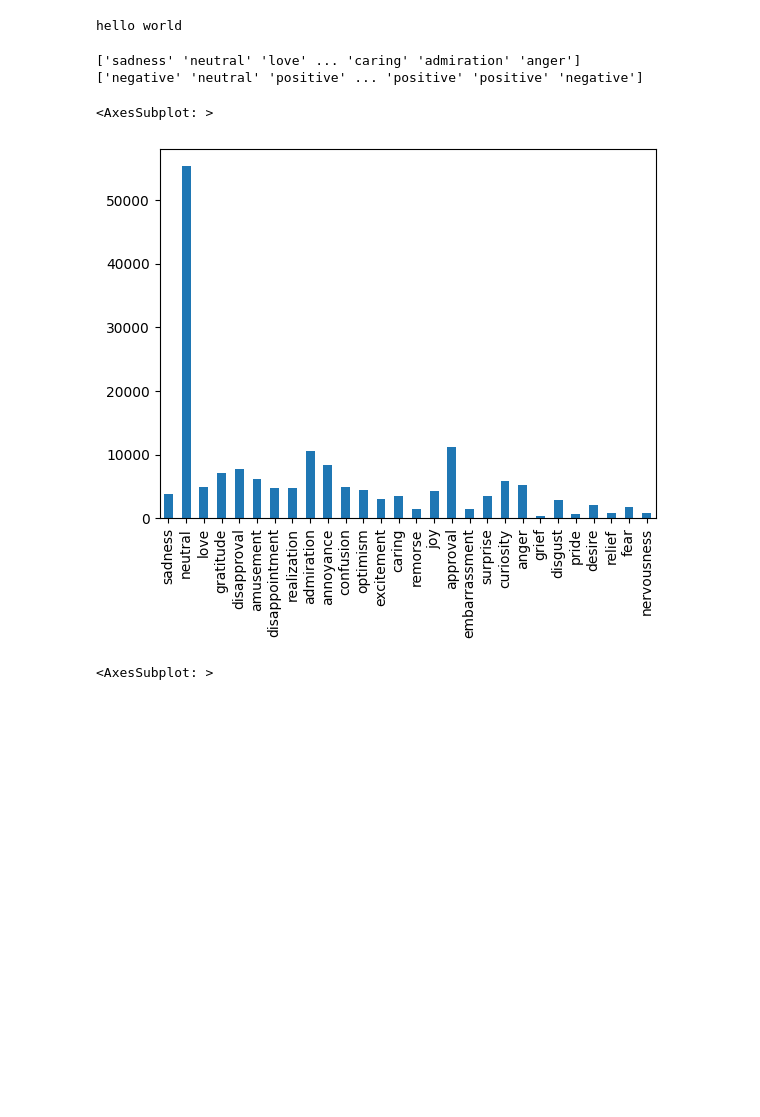
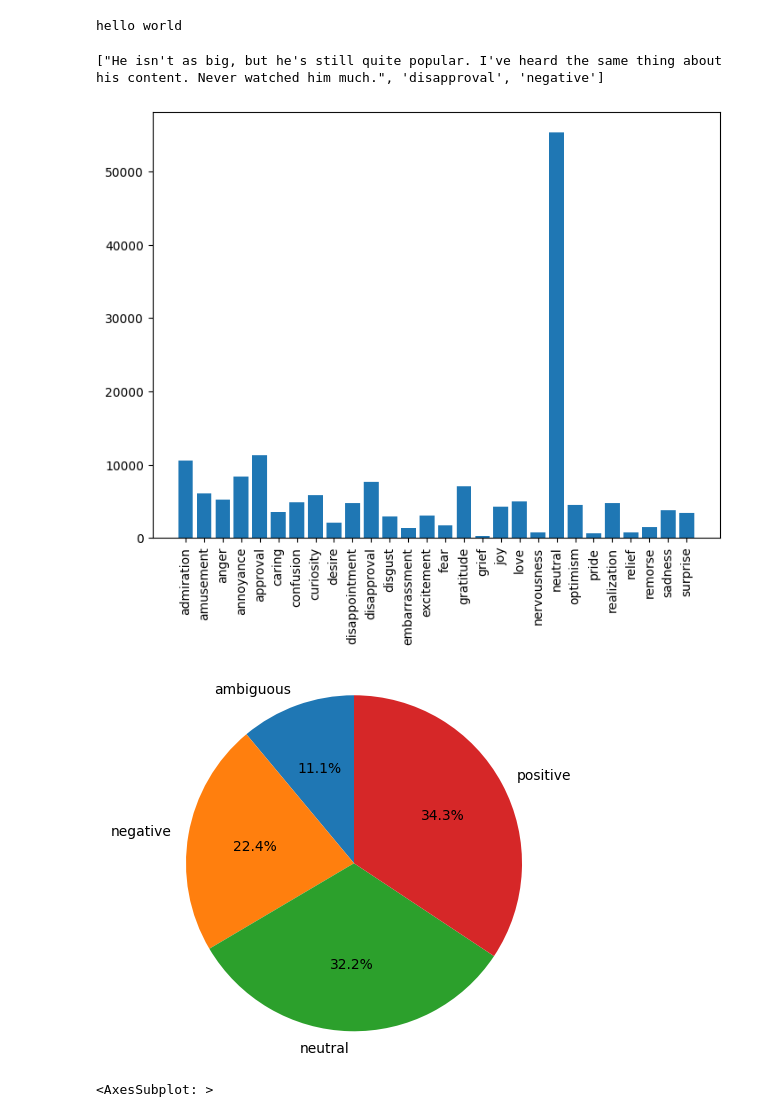
Before and after one commit to paulwestenberg/COMP472_MiniProj1, a Jupyter notebook: MP1.ipynb, the cells around one changed output. Saved outputs shown, nothing was run; the diff lists cells and outputs as text; code cells hidden in the pictures; blank space fills up the shorter version.

```diff
--- a/MP1.ipynb
+++ b/MP1.ipynb
@@ -10,39 +11,34 @@ print('hello world')
 # %% [output]
 hello world
 # %%
+# load goemotions.json into data
 with open("goemotions.json") as f:
     data = json.load(f)
+print(data[5])
+# %% [output]
+["He isn't as big, but he's still quite popular. I've heard the same thing about his content. Never watched him much.", 'disapproval', 'negative']
 # %%
 bignumpy = np.asarray(data)
 allemotions = bignumpy[:,1]
-print(allemotions)
-allsentiment = bignumpy[:,2]
-print(allsentiment)
-# print(bignumpy)
+allsentiments = bignumpy[:,2]
 
-everyemotions = np.unique(allemotions)
-# print (everyemotions)
+emotions, counts = np.unique(allemotions, return_counts=True)
+fig_bar = plt.figure()
+ax1 = fig_bar.add_axes([0,0,1,1])
+ax1.bar(emotions,counts)
+plt.xticks(rotation=90)
+plt.show()
+fig_bar.savefig('emotions-hist.pdf', bbox_inches='tight')
 
-howmanyemotions = len(everyemotions)
-# print(howmanyemotions)
-iterationemotions = []
-#np.unique(my_array, return_counts=True)
-for x in everyemotions:
-    number = np.count_nonzero(allemotions == x)
-    iterationemotions.append(number)
-#print(iterationemotions)
-
-
-
-pd1 = pd.Series(allemotions).value_counts(sort=False).plot(kind='bar')
-display(pd1)
-#plt.xticks(rotation='vertical')
-#plt.hist(everyemotions, weights=iterationemotions, edgecolor='black')
+sentiments, counts = np.unique(allsentiments, return_counts=True)
+fig_pie = plt.figure()
+plt.pie(counts, labels=sentiments, autopct='%1.1f%%', startangle=90)
+plt.axis('equal')
+plt.show()
+fig_pie.savefig('sentiments-pie.pdf', bbox_inches='tight')
 # %% [output]
-['sadness' 'neutral' 'love' ... 'caring' 'admiration' 'anger']
-['negative' 'neutral' 'positive' ... 'positive' 'positive' 'negative']
-<AxesSubplot: >
-[figure, old version]
+[figure, new version]
+[figure, added]
 # %%
 pd2 = pd.Series(allsentiment).value_counts(sort=False).plot(kind='pie')
 display(pd2)
```
Also changed, not shown: parts of 1 cell of this notebook, 2 other files.
